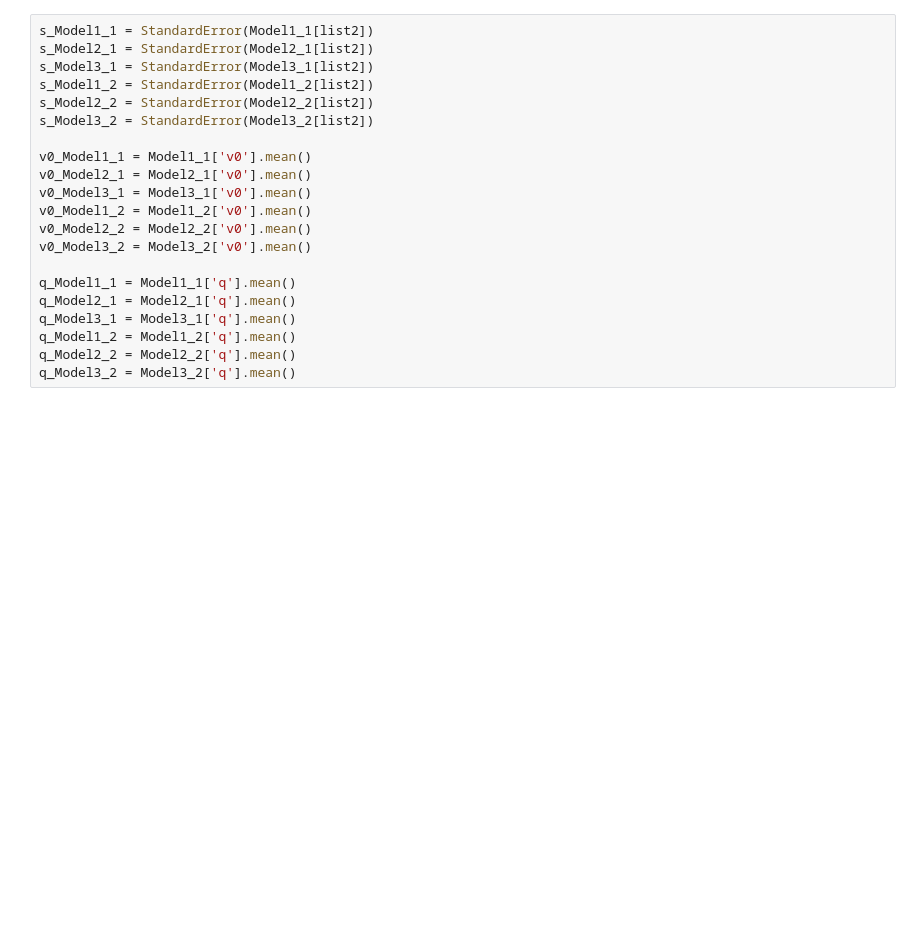
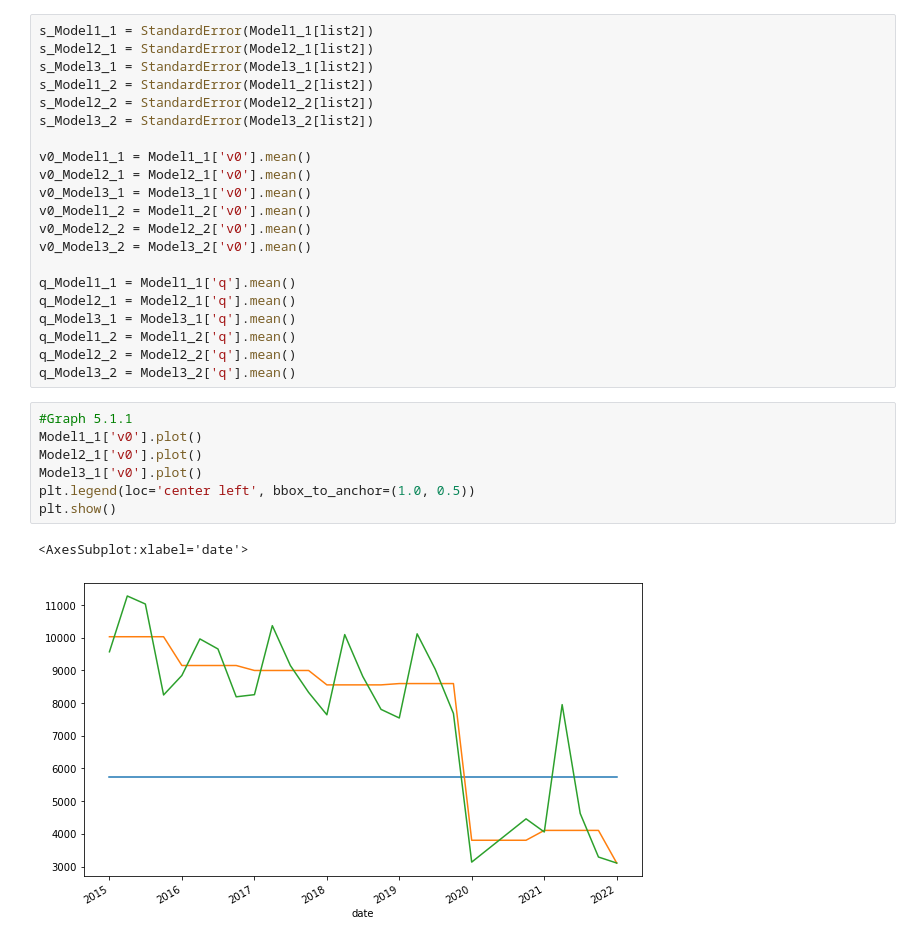
Before and after one commit to YanliangZhu/MAPaper, a Jupyter notebook: code.ipynb, the cells around one changed output. Drawn from its saved outputs; the diff is of its cells as text; blank space fills up the shorter version.

```diff
--- a/code.ipynb
+++ b/code.ipynb
@@ -762,3 +762,13 @@ q_Model3_1 = Model3_1['q'].mean()
 q_Model1_2 = Model1_2['q'].mean()
 q_Model2_2 = Model2_2['q'].mean()
 q_Model3_2 = Model3_2['q'].mean()
+# %%
+#Graph 5.1.1
+Model1_1['v0'].plot()
+Model2_1['v0'].plot()
+Model3_1['v0'].plot()
+plt.legend(loc='center left', bbox_to_anchor=(1.0, 0.5))
+plt.show()
+# %% [output]
+<AxesSubplot:xlabel='date'>
+[figure, added]
```
Also changed, not shown: parts of 20 cells of this notebook.
